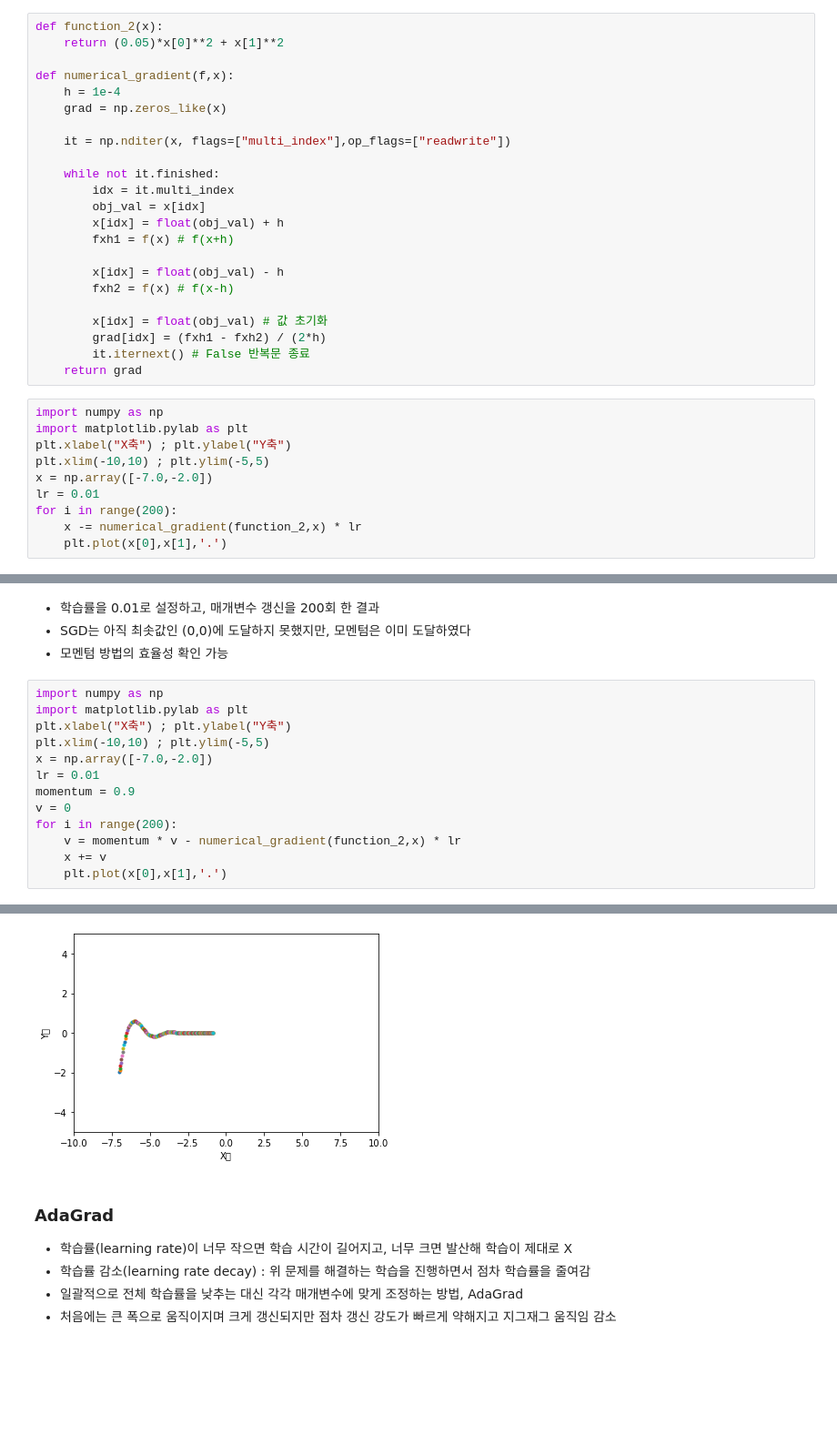
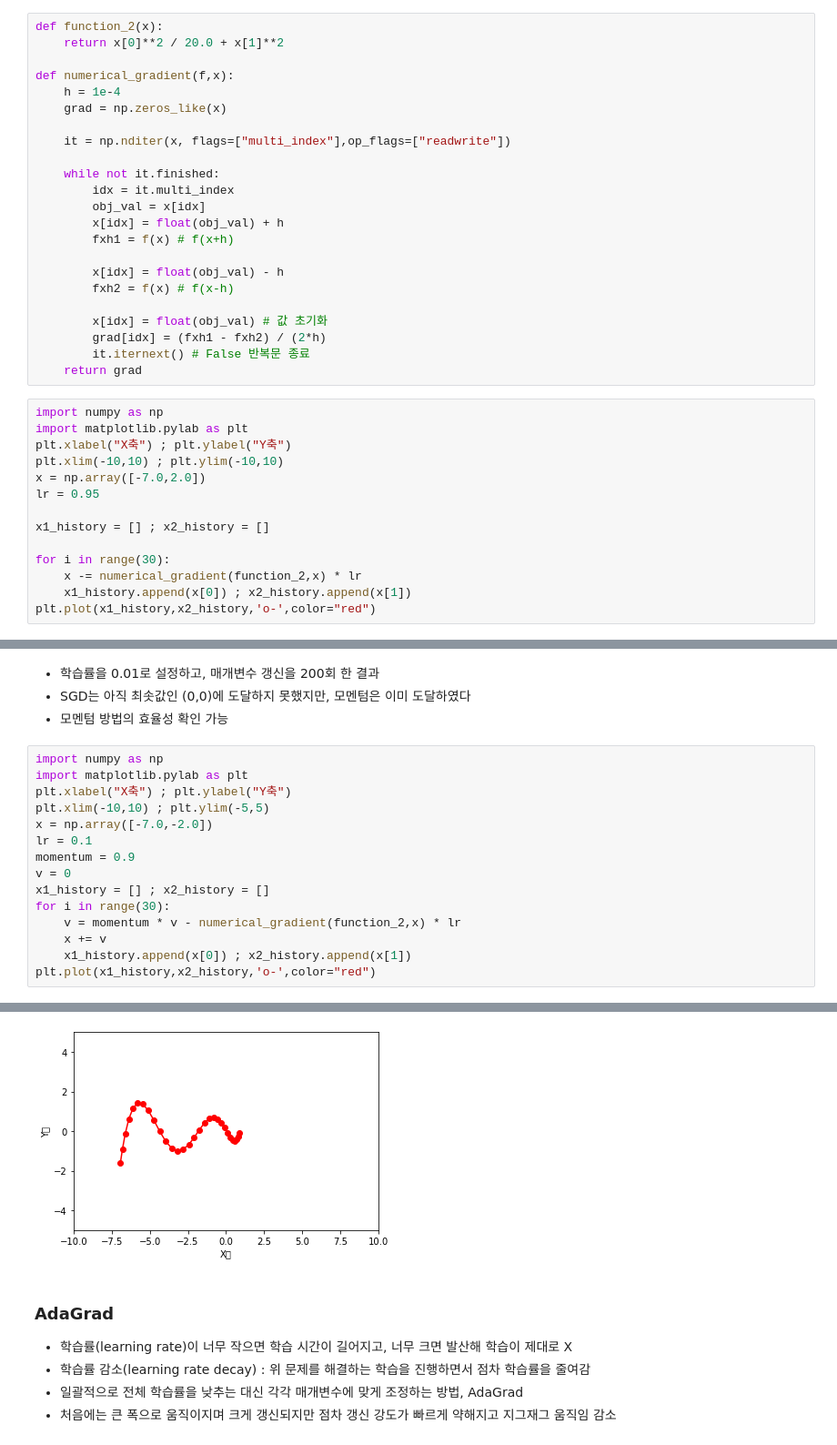
Before and after one commit to yxbxn/python, a Jupyter notebook: 다양한 매개변수 갱신방법.ipynb, the cells around one changed output, grey strips where cells are left out. Shown at 91% size. Saved outputs shown, nothing was run; the diff lists cells and outputs as text; blank space fills up the shorter version.

```diff
--- a/다양한 매개변수 갱신방법.ipynb
+++ b/다양한 매개변수 갱신방법.ipynb
@@ -21,7 +21,7 @@ SGD의 단점을 확인하기 위해 비등방성 함수에서 최적화 과정
 - 하지만 시각화 과정을 통해 최적화 갱신 경로가 상당히 비효율적인 것은 확인할 수 있음
 # %%
 def function_2(x):
-    return (0.05)*x[0]**2 + x[1]**2
+    return x[0]**2 / 20.0 + x[1]**2
 
 def numerical_gradient(f,x):
     h = 1e-4
@@ -46,10 +46,14 @@ def numerical_gradient(f,x):
 import numpy as np
 import matplotlib.pylab as plt
 plt.xlabel("X축") ; plt.ylabel("Y축")
-plt.xlim(-10,10) ; plt.ylim(-5,5)
-x = np.array([-7.0,-2.0])
-lr = 0.01
-for i in range(200):
+plt.xlim(-10,10) ; plt.ylim(-10,10)
+x = np.array([-7.0,2.0])
+lr = 0.95
+
+x1_history = [] ; x2_history = []
+
+for i in range(30):
     x -= numerical_gradient(function_2,x) * lr
-    plt.plot(x[0],x[1],'.')
+    x1_history.append(x[0]) ; x2_history.append(x[1])
+plt.plot(x1_history,x2_history,'o-',color="red")
 # %% [output]
@@ -85,11 +90,13 @@ import matplotlib.pylab as plt
 plt.xlabel("X축") ; plt.ylabel("Y축")
 plt.xlim(-10,10) ; plt.ylim(-5,5)
 x = np.array([-7.0,-2.0])
-lr = 0.01
+lr = 0.1
 momentum = 0.9
 v = 0
-for i in range(200):
+x1_history = [] ; x2_history = []
+for i in range(30):
     v = momentum * v - numerical_gradient(function_2,x) * lr
     x += v
-    plt.plot(x[0],x[1],'.')
+    x1_history.append(x[0]) ; x2_history.append(x[1])
+plt.plot(x1_history,x2_history,'o-',color="red")
 # %% [output]
@@ -96,4 +104,4 @@ for i in range(200):
-[figure, old version]
+[figure, new version]
 # %% [markdown]
 ### AdaGrad
 - 학습률(learning rate)이 너무 작으면 학습 시간이 길어지고, 너무 크면 발산해 학습이 제대로 X
```
Also changed, not shown: parts of 7 cells of this notebook.
